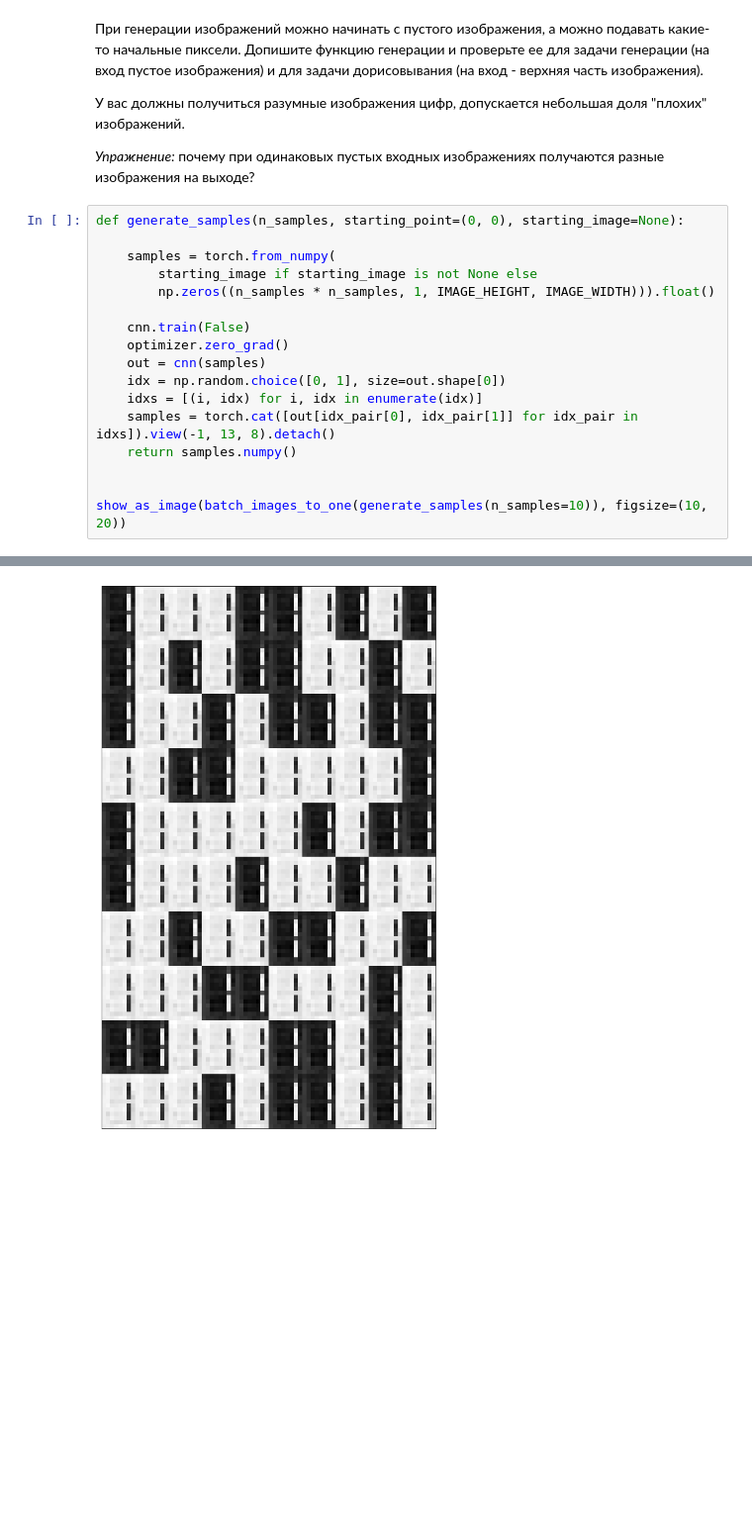
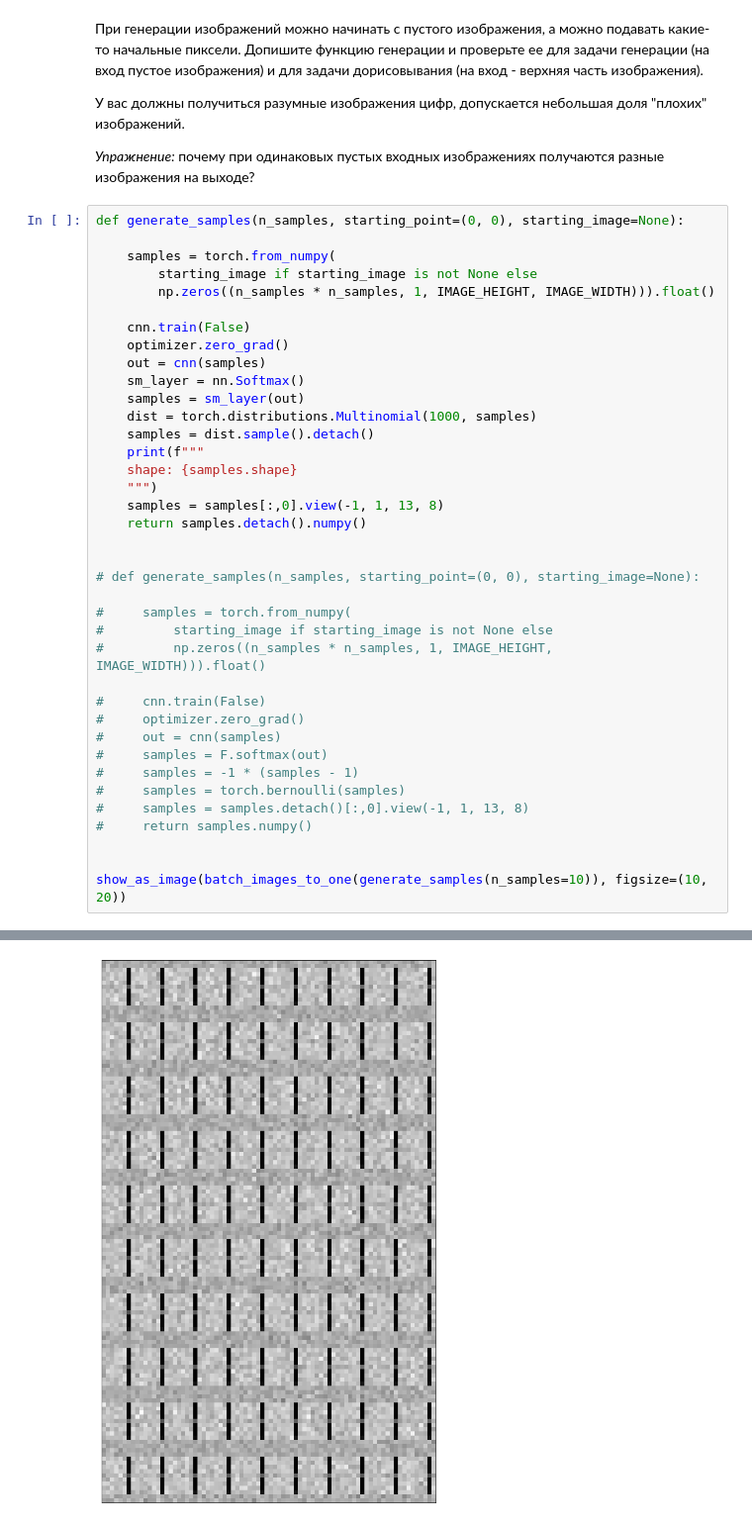
Before and after one commit to rtkn07/dl_hse_intensive, a Jupyter notebook: HW_4_pixelcnn.ipynb, the cells around one changed output, grey strips where cells are left out. Shown at 99% size. Cells and saved outputs as stored; diff of their text form; blank space fills up the shorter version.

```diff
--- a/HW_4_pixelcnn.ipynb
+++ b/HW_4_pixelcnn.ipynb
@@ -268,10 +268,31 @@ def generate_samples(n_samples, starting_point=(0, 0), starting_image=None):
     cnn.train(False)
     optimizer.zero_grad()
     out = cnn(samples)
-    idx = np.random.choice([0, 1], size=out.shape[0])
-    idxs = [(i, idx) for i, idx in enumerate(idx)]
-    samples = torch.cat([out[idx_pair[0], idx_pair[1]] for idx_pair in idxs]).view(-1, 13, 8).detach()
-    return samples.numpy()
+    sm_layer = nn.Softmax()
+    samples = sm_layer(out)
+    dist = torch.distributions.Multinomial(1000, samples)
+    samples = dist.sample().detach()
+    print(f"""
+    shape: {samples.shape}
+    """)
+    samples = samples[:,0].view(-1, 1, 13, 8)
+    return samples.detach().numpy()
+
+
+# def generate_samples(n_samples, starting_point=(0, 0), starting_image=None):
+
+#     samples = torch.from_numpy(
+#         starting_image if starting_image is not None else
+#         np.zeros((n_samples * n_samples, 1, IMAGE_HEIGHT, IMAGE_WIDTH))).float()
+
+#     cnn.train(False)
+#     optimizer.zero_grad()
+#     out = cnn(samples)
+#     samples = F.softmax(out)
+#     samples = -1 * (samples - 1)
+#     samples = torch.bernoulli(samples)
+#     samples = samples.detach()[:,0].view(-1, 1, 13, 8)
+#     return samples.numpy()
 
 
 show_as_image(batch_images_to_one(generate_samples(n_samples=10)), figsize=(10, 20))
@@ -279,4 +301,4 @@ show_as_image(batch_images_to_one(generate_samples(n_samples=10)), figsize=(10,
-[figure, old version]
+[figure, new version]
 # %%
 from utils import random_digits
 
```
Also changed, not shown: parts of 4 cells of this notebook.
